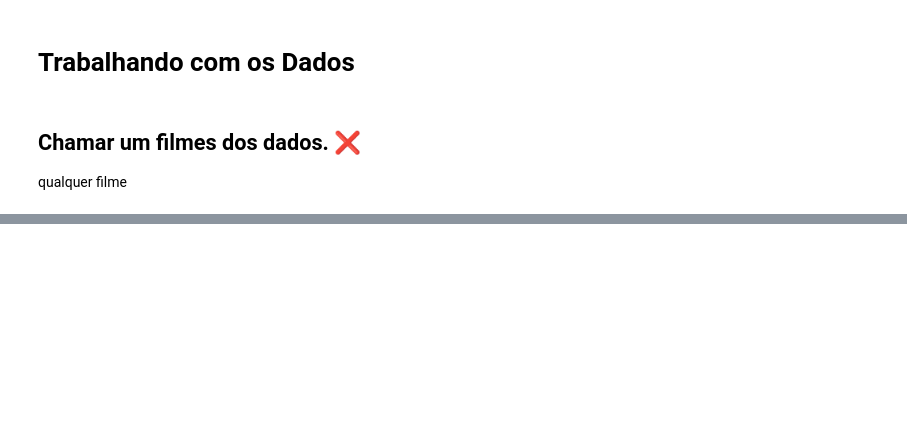
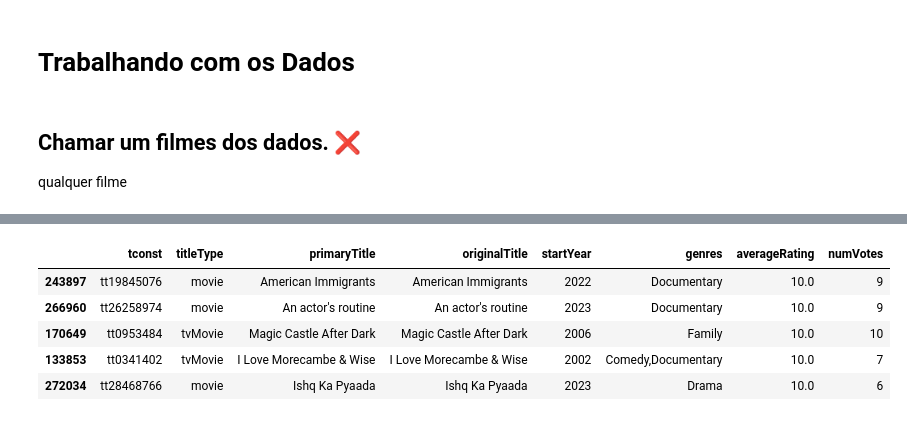
Before and after one commit to Bernardoaugustot/Recomendador-de-Filmes, a Jupyter notebook: Dia1.ipynb, the cells around one changed output, grey strips where cells are left out. Cells and saved outputs as stored; diff of their text form; code cells hidden in the pictures; blank space fills up the shorter version.

```diff
--- a/Dia1.ipynb
+++ b/Dia1.ipynb
@@ -130,0 +245,10 @@ for linha in dados:
+# %%
+df_ordenado_por_nota = dt_completo.sort_values(by='averageRating')
+df_ordenado_por_nota.tail()
+# %% [output]
+|  | tconst | titleType | primaryTitle | originalTitle | startYear | genres | averageRating | numVotes |
+| 243897 | tt19845076 | movie | American Immigrants | American Immigrants | 2022 | Documentary | 10.0 | 9 |
+| 266960 | tt26258974 | movie | An actor's routine | An actor's routine | 2023 | Documentary | 10.0 | 9 |
+| 170649 | tt0953484 | tvMovie | Magic Castle After Dark | Magic Castle After Dark | 2006 | Family | 10.0 | 10 |
+| 133853 | tt0341402 | tvMovie | I Love Morecambe & Wise | I Love Morecambe & Wise | 2002 | Comedy,Documentary | 10.0 | 7 |
+| 272034 | tt28468766 | movie | Ishq Ka Pyaada | Ishq Ka Pyaada | 2023 | Drama | 10.0 | 6 |
```
Also changed, not shown: parts of 15 cells of this notebook.
